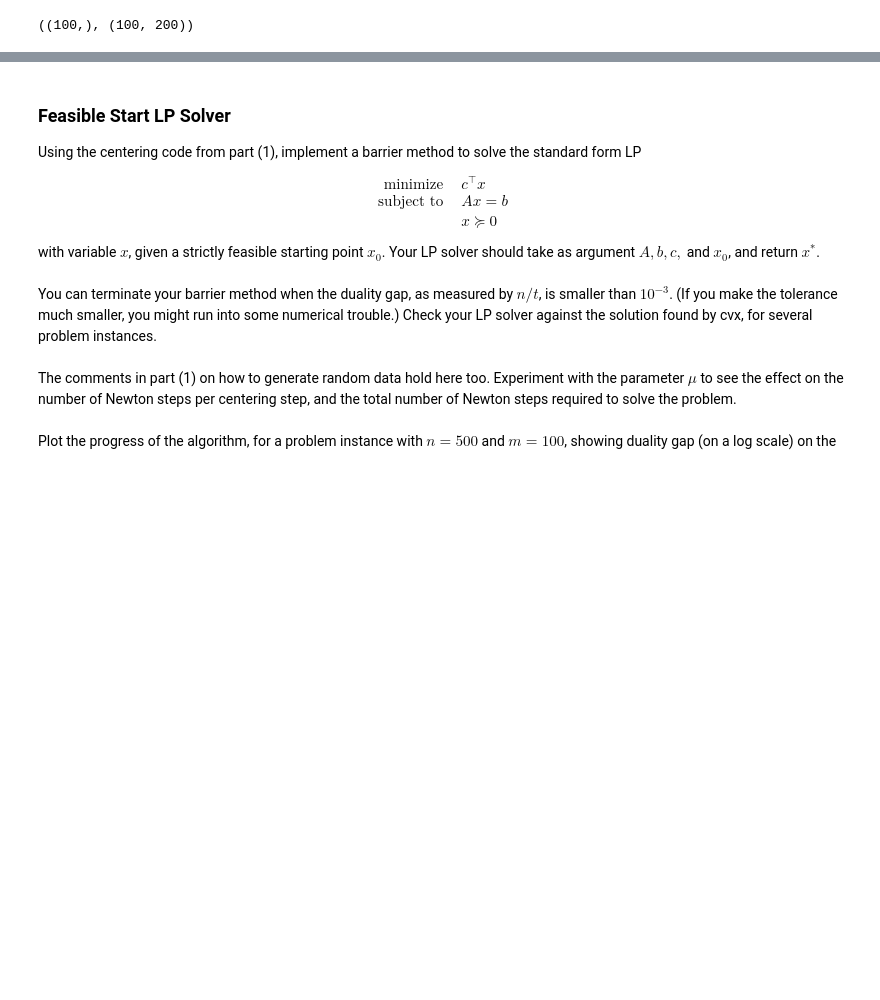
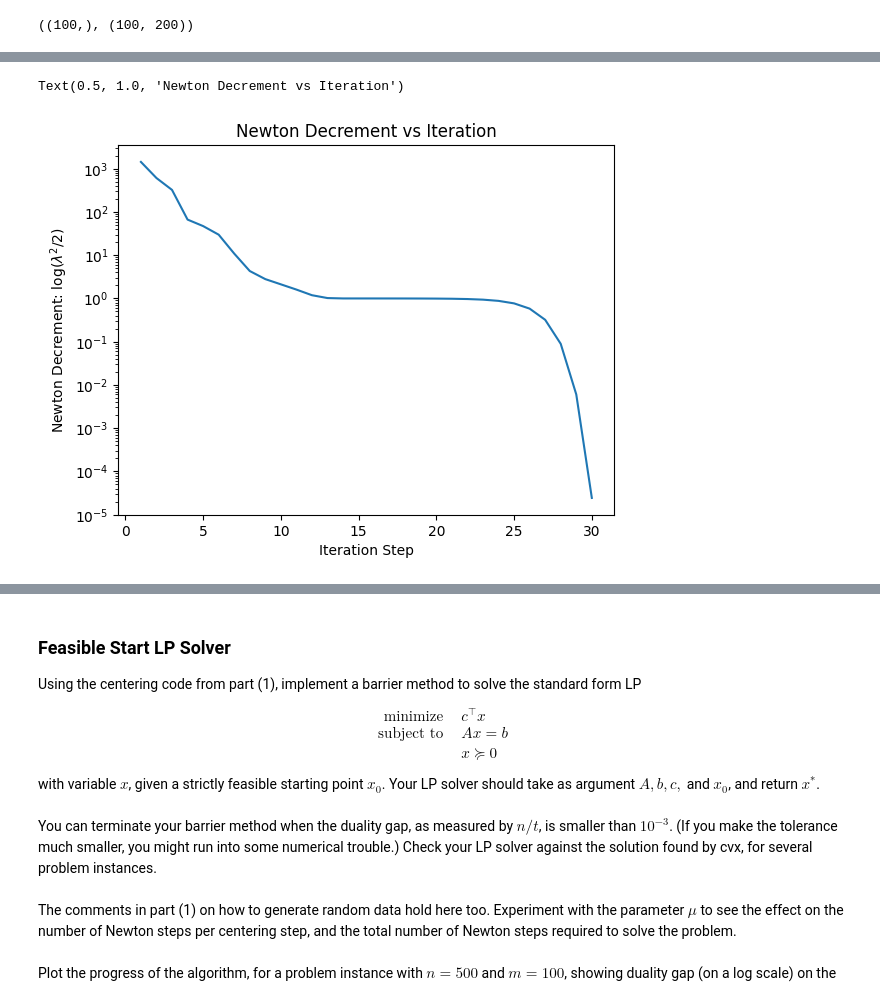
Before and after one commit to Hansespinosa2/cvx-opt-fall24, a Jupyter notebook: homework solutions/hw8/hw8-espinosa-code.ipynb, the cells around one changed output, grey strips where cells are left out. Cells and saved outputs as stored; diff of their text form; code cells hidden in the pictures; blank space fills up the shorter version.

Commit message:
Finish Problem 2

```diff
--- a/homework solutions/hw8/hw8-espinosa-code.ipynb
+++ b/homework solutions/hw8/hw8-espinosa-code.ipynb
@@ -51,11 +51,16 @@ m = 100
 n = 200
 
 #Problem parameters
-A = np.random.randn(m-1,n) * 100
-A = np.r_[A,np.random.rand(n).reshape(1,-1)]
-x_0 = np.random.rand(n)
-b = A @ x_0
-c = np.random.rand(n) * 20 + 5
+def create_problem_params(m=100,n=200):
+    A = np.random.randn(m-1,n) * 10
+    A = np.r_[A,np.random.rand(n).reshape(1,-1)]
+    x_0 = np.random.rand(n)
+    b = A @ x_0
+    c = np.random.rand(n) * 20 + 5
+
+    return A, x_0, b, c
+
+A, x_0, b, c = create_problem_params()
 
 b.shape, A.shape
 # %% [output]
@@ -63,15 +68,20 @@ b.shape, A.shape
 # %%
 #Functions and derivatives
 def f(x:np.array, c:np.array):
+    x = np.maximum(x, 1e-8)
     return c.T @ x - np.sum(np.log(x))
 
 def g(x:np.array, c:np.array):
     return c - 1/x
 
 def H(x:np.array,c:np.array = None):
-    return np.diag((x**(-2)))
+    H = np.diag((x**(-2)))
+    eI = np.identity(x.shape[0]) * 10e-9
+    return H + eI
 
 def H_inv(x: np.array, c:np.array = None):
+    H_inv = np.diag((x**(2)))
+    eI = np.identity(x.shape[0]) * 10e-9
     return np.diag((x**2))
 
 print(f"f(x) = {f(x_0,c)}")
@@ -134,0 +192,12 @@ newtons_centering_step(A, x_0, b, c, alpha, beta, epsilon, max_iter)
+# %%
+import matplotlib.pyplot as plt
+# Plotting the results
+
+plt.plot(my_results["iter"], my_results["lambda_2"])
+plt.yscale("log")
+plt.ylabel("Newton Decrement: log($\lambda^2 / 2 $)")
+plt.xlabel("Iteration Step")
+plt.title("Newton Decrement vs Iteration")
+# %% [output]
+Text(0.5, 1.0, 'Newton Decrement vs Iteration')
+[figure, added]
```
Also changed, not shown: parts of 5 cells of this notebook.
